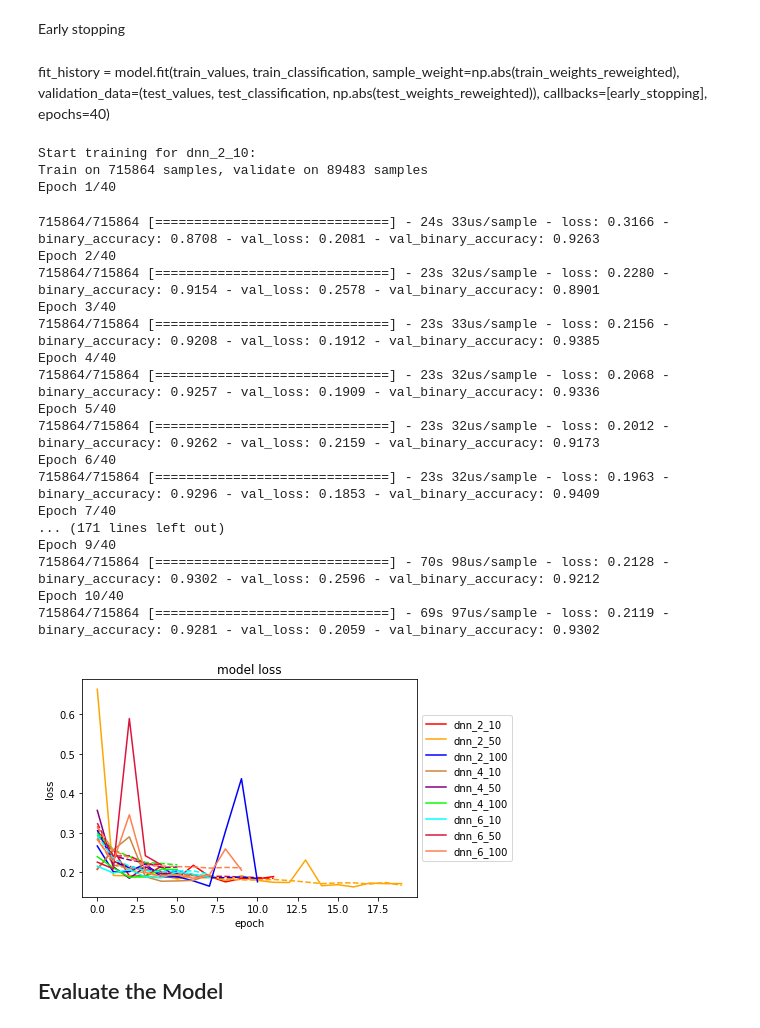
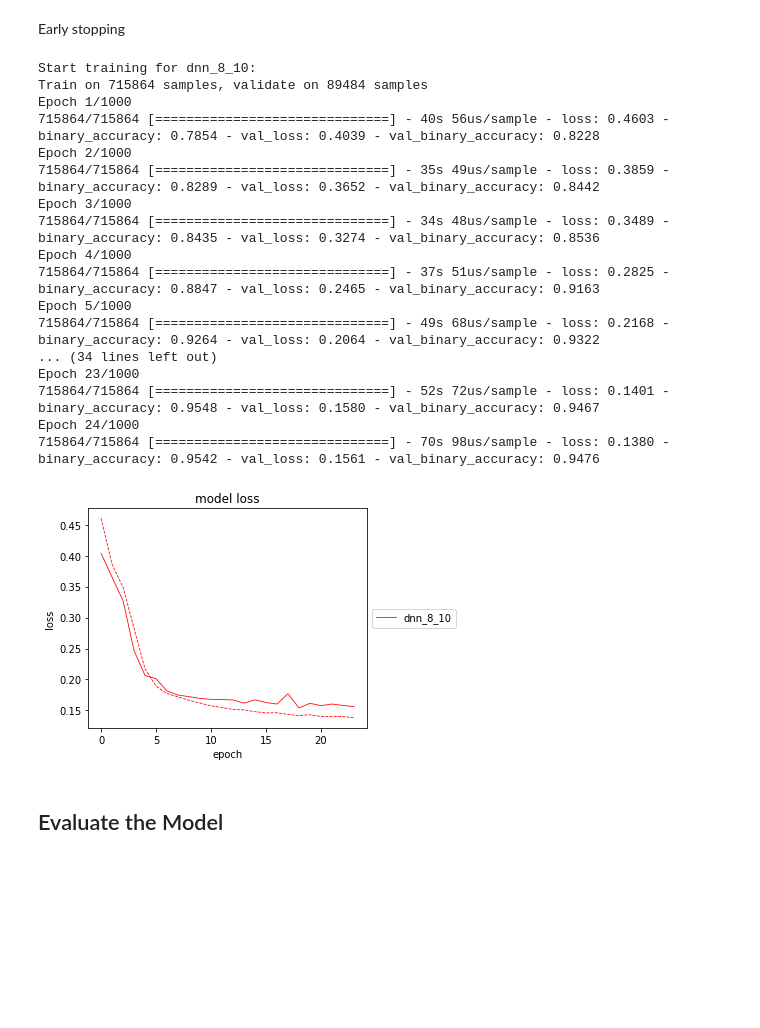
Before and after one commit to MaxStange1005/ATLAS-OpenData-Higgs-NeuralNetworks, a Jupyter notebook: machine_learning.ipynb, the cells around one changed output. Cells and saved outputs as stored; diff of their text form; code cells hidden in the pictures; blank space fills up the shorter version.

```diff
--- a/machine_learning.ipynb
+++ b/machine_learning.ipynb
@@ -286,6 +325,12 @@ def get_model(n_layers, n_nodes):
 import itertools
 n_layers = [2, 4, 6]
 n_nodes = [10, 50, 100]
+n_layers = [4, 6, 8]
+n_nodes = [20, 40, 60]
+n_layers = [7, 8, 10]
+n_nodes = [10, 20, 30]
+n_layers = [8]
+n_nodes = [10]
 hyper_parameters = list(itertools.product(n_layers, n_nodes))
 print(hyper_parameters)
 models = {}
@@ -308,61 +353,59 @@ For the optimization of the loss-function different optimization algorithms can
 The performance of the learning process is given by the metric (see https://www.tensorflow.org/api_docs/python/tf/keras/metrics)
 # %%
 for model_name in models:
-    models[model_name]['model'].compile(optimizer='adam',
+    models[model_name]['model'].compile(optimizer=tf.keras.optimizers.Adam(learning_rate=0.0001, beta_1=0.9),
                                         loss=loss_fn,
                                         weighted_metrics=['binary_accuracy'])
 # %% [markdown]
 Early stopping
 # %%
-early_stopping = tf.keras.callbacks.EarlyStopping(monitor='val_loss', patience=3)
+early_stopping = tf.keras.callbacks.EarlyStopping(monitor='val_loss', patience=5, restore_best_weights=True)
-# %% [markdown]
-fit_history = model.fit(train_values, train_classification, sample_weight=np.abs(train_weights_reweighted), validation_data=(test_values, test_classification, np.abs(test_weights_reweighted)), callbacks=[early_stopping], epochs=40)
 # %%
 for model_name in models:
     print(f'Start training for {model_name}:')
-    history = models[model_name]['model'].fit(train_values, train_classification, sample_weight=train_weights_reweighted, validation_data=(test_values, test_classification, test_weights_reweighted), callbacks=[early_stopping], epochs=40)
+    history = models[model_name]['model'].fit(train_values, train_classification, sample_weight=train_weights_reweighted, validation_data=(val_values, val_classification, val_weights_reweighted), callbacks=[early_stopping], epochs=1000)
     models[model_name]['history'] = history
 # %% [output]
-Start training for dnn_2_10:
-Train on 715864 samples, validate on 89483 samples
-Epoch 1/40
+Start training for dnn_8_10:
+Train on 715864 samples, validate on 89484 samples
+Epoch 1/1000
+715864/715864 [==============================] - 40s 56us/sample - loss: 0.4603 - binary_accuracy: 0.7854 - val_loss: 0.4039 - val_binary_accuracy: 0.8228
+Epoch 2/1000
+715864/715864 [==============================] - 35s 49us/sample - loss: 0.3859 - binary_accuracy: 0.8289 - val_loss: 0.3652 - val_binary_accuracy: 0.8442
+Epoch 3/1000
+715864/715864 [==============================] - 34s 48us/sample - loss: 0.3489 - binary_accuracy: 0.8435 - val_loss: 0.3274 - val_binary_accuracy: 0.8536
+Epoch 4/1000
+715864/715864 [==============================] - 37s 51us/sample - loss: 0.2825 - binary_accuracy: 0.8847 - val_loss: 0.2465 - val_binary_accuracy: 0.9163
+Epoch 5/1000
+715864/715864 [==============================] - 49s 68us/sample - loss: 0.2168 - binary_accuracy: 0.9264 - val_loss: 0.2064 - val_binary_accuracy: 0.9322
+... (34 lines left out)
+Epoch 23/1000
+715864/715864 [==============================] - 52s 72us/sample - loss: 0.1401 - binary_accuracy: 0.9548 - val_loss: 0.1580 - val_binary_accuracy: 0.9467
+Epoch 24/1000
+715864/715864 [==============================] - 70s 98us/sample - loss: 0.1380 - binary_accuracy: 0.9542 - val_loss: 0.1561 - val_binary_accuracy: 0.9476
-715864/715864 [==============================] - 24s 33us/sample - loss: 0.3166 - binary_accuracy: 0.8708 - val_loss: 0.2081 - val_binary_accuracy: 0.9263
-Epoch 2/40
-715864/715864 [==============================] - 23s 32us/sample - loss: 0.2280 - binary_accuracy: 0.9154 - val_loss: 0.2578 - val_binary_accuracy: 0.8901
-Epoch 3/40
-715864/715864 [==============================] - 23s 33us/sample - loss: 0.2156 - binary_accuracy: 0.9208 - val_loss: 0.1912 - val_binary_accuracy: 0.9385
-Epoch 4/40
-715864/715864 [==============================] - 23s 32us/sample - loss: 0.2068 - binary_accuracy: 0.9257 - val_loss: 0.1909 - val_binary_accuracy: 0.9336
-Epoch 5/40
-715864/715864 [==============================] - 23s 32us/sample - loss: 0.2012 - binary_accuracy: 0.9262 - val_loss: 0.2159 - val_binary_accuracy: 0.9173
-Epoch 6/40
-715864/715864 [==============================] - 23s 32us/sample - loss: 0.1963 - binary_accuracy: 0.9296 - val_loss: 0.1853 - val_binary_accuracy: 0.9409
-Epoch 7/40
-... (171 lines left out)
-Epoch 9/40
-715864/715864 [==============================] - 70s 98us/sample - loss: 0.2128 - binary_accuracy: 0.9302 - val_loss: 0.2596 - val_binary_accuracy: 0.9212
-Epoch 10/40
-715864/715864 [==============================] - 69s 97us/sample - loss: 0.2119 - binary_accuracy: 0.9281 - val_loss: 0.2059 - val_binary_accuracy: 0.9302
 # %%
-color_list = ['red', 'orange', 'blue', 'peru', 'purple', 'lime', 'cyan', 'crimson', 'coral']
+color_list = ['red', 'orange', 'blue', 'peru', 'purple', 'lime', 'cyan', 'darkgreen', 'darkred']
 model_list = list(models.keys())
 model_colors = {}
 for i in range(len(models)):
     model_name = model_list[i]
     model_colors[model_name] = color_list[i]
 
 for model_name in models:
-    plt.plot(models[model_name]['history'].history['loss'], color=model_colors[model_name], linestyle='--')
-    plt.plot(models[model_name]['history'].history['val_loss'], label=f'{model_name}', color=model_colors[model_name])
+    plt.plot(models[model_name]['history'].history['loss'], color=model_colors[model_name], linestyle='--', linewidth=0.8)
+    plt.plot(models[model_name]['history'].history['val_loss'], label=f'{model_name}', color=model_colors[model_name], linewidth=0.8)
 
 plt.title('model loss')
 plt.ylabel('loss')
 plt.xlabel('epoch')
 plt.legend(loc='center left', bbox_to_anchor=(1, 0.5))
-plt.savefig('plots/train_comparison.pdf')
+layers_string = str(n_layers).replace(' ', '')
+nodes_string = str(n_nodes).replace(' ', '')
+plt.tight_layout()
+plt.savefig(f'plots/layers_{layers_string}_nodes_{nodes_string}_train_comparison.pdf')
 plt.show()
 # %% [output]
-[figure, old version]
+[figure, new version]
 # %% [markdown]
 ## Evaluate the Model
 # %%
```
Also changed, not shown: parts of 30 cells of this notebook, 1 other file.
